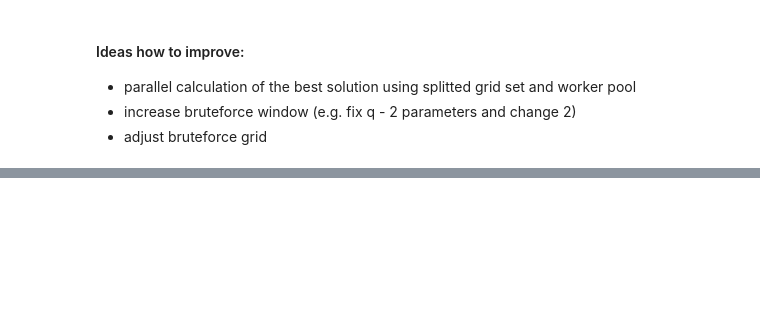
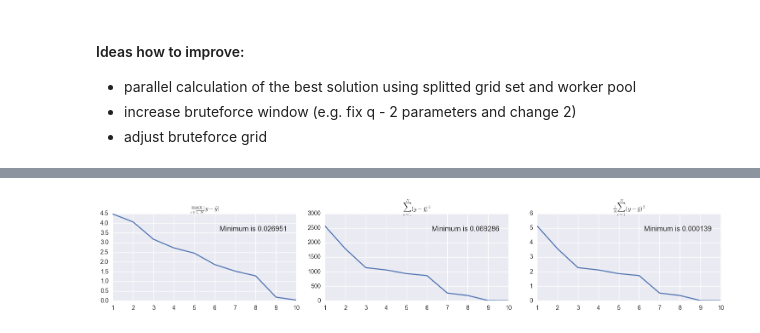
Before and after one commit to Megalitum/gubarev_labs, a Jupyter notebook: lab1.ipynb, the cells around one changed output, grey strips where cells are left out. Drawn from its saved outputs; the diff is of its cells as text; code cells hidden in the pictures; blank space fills up the shorter version.

```diff
--- a/lab1.ipynb
+++ b/lab1.ipynb
@@ -242,5 +225,3 @@ Updated result: 0.026950598265778947
 - parallel calculation of the best solution using splitted grid set and worker pool
 - increase bruteforce window (e.g. fix q - 2 parameters and change 2)
 - adjust bruteforce grid
-# %%
-sol = res[-1]
@@ -282,3 +248,22 @@ for q, solution in enumerate(res):
 # %%
-%mkdir lab1_out
-savez("lab1_out/result.npz", result=res)
+res = load('lab1_out/result.npz')['result']
+# %%
+def coord_calc(xlim, ylim):
+    return xlim[0] * 0.05 + xlim[1] * 0.95, ylim[0] * 0.2 + ylim[1] * 0.8
+fig, axes = subplots(1, 3, figsize=(15, 3))
+axes[0].set_title(r"$\max_{i \in \overline{1,N}}{|y - \tilde{y}|}$", fontsize=10)
+axes[1].set_title(r"$\sum_{i=1}^{N} (y - \tilde{y})^2$", fontsize=10)
+axes[2].set_title(r"$\frac{1}{N}\sum_{i=1}^{N} (y - \tilde{y})^2$", fontsize=10)
+q_domain = arange(1, 11, 1)
+max_r = [cost_inf(sol.x) for sol in res]
+sumsq_r = [sum((impulse_vec(support, sol.x, impulse.delta) - noisy)**2) for sol in res]
+mssq_r = [s / support.shape[0] for s in sumsq_r]
+axes[0].plot(q_domain, max_r)
+axes[0].text(*coord_calc(axes[0].get_xlim(), axes[0].get_ylim()),'Minimum is %f' % min(max_r), ha='right')
+axes[1].plot(q_domain, sumsq_r)
+axes[1].text(*coord_calc(axes[1].get_xlim(), axes[1].get_ylim()),'Minimum is %f' % min(sumsq_r), ha='right')
+axes[2].plot(q_domain, mssq_r)
+axes[2].text(*coord_calc(axes[2].get_xlim(), axes[2].get_ylim()),'Minimum is %f' % min(mssq_r), ha='right')
+fig.tight_layout()
+# %% [output]
+[figure, added]
```
Also changed, not shown: parts of 6 cells of this notebook.
